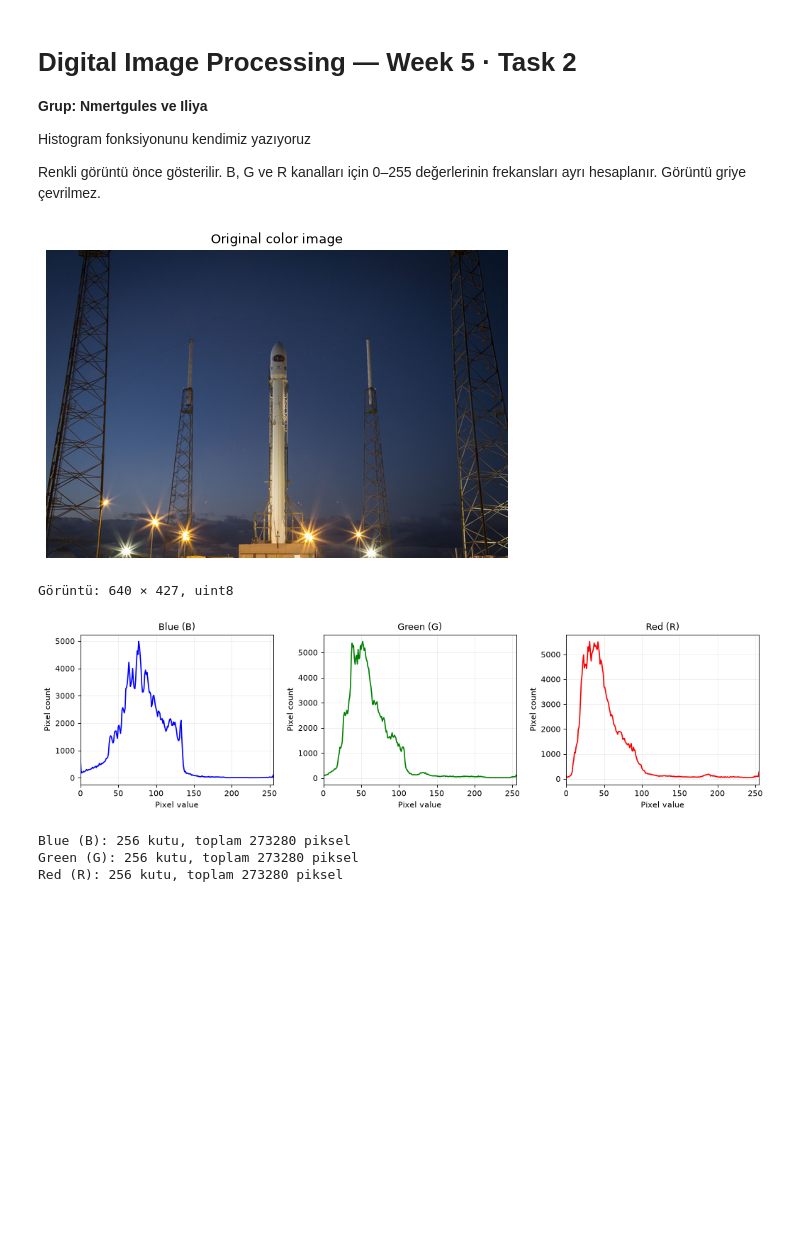
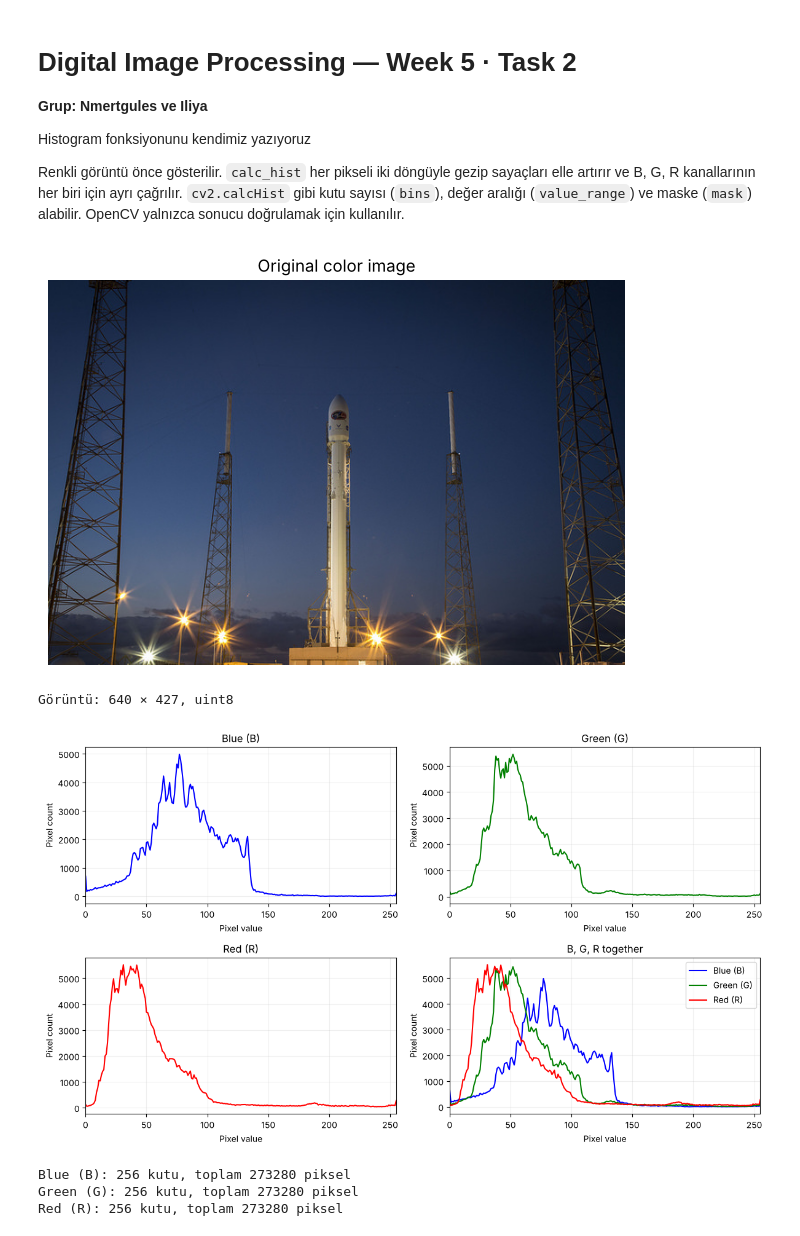
Before and after one commit to Nmertgules/DEEP, a Jupyter notebook: week5/02_color_histograms_manual.ipynb, the cells around one changed output. Cells and saved outputs as stored; diff of their text form; code cells hidden in the pictures; blank space fills up the shorter version.

```diff
--- a/week5/02_color_histograms_manual.ipynb
+++ b/week5/02_color_histograms_manual.ipynb
@@ -5,20 +5,26 @@
 
 Histogram fonksiyonunu kendimiz yazıyoruz
 
-Renkli görüntü önce gösterilir. B, G ve R kanalları için 0–255 değerlerinin frekansları ayrı hesaplanır. Görüntü griye çevrilmez.
+Renkli görüntü önce gösterilir. `calc_hist` her pikseli iki döngüyle gezip sayaçları elle artırır ve B, G, R kanallarının her biri için ayrı çağrılır. `cv2.calcHist` gibi kutu sayısı (`bins`), değer aralığı (`value_range`) ve maske (`mask`) alabilir. OpenCV yalnızca sonucu doğrulamak için kullanılır.
 # %%
 from pathlib import Path
 import cv2
 import numpy as np
 import matplotlib.pyplot as plt
 
-# Repodaki mevcut renkli fotoğrafı kullanıyoruz.
-HERE = Path('week5') if Path('week5').is_dir() else Path('.')
-IMAGE = HERE.parent / 'week4' / 'assets' / 'rocket.jpg'
+plt.rcParams['svg.hashsalt'] = 'week5'  # SVG içindeki kimlikler sabit; aynı girdi aynı dosyayı üretir.
+
+# Repo kökünü çalışılan klasörden yukarı doğru arayarak buluyoruz; böylece
+# notebook hem repo kökünden hem de week5 klasöründen çalışır.
+ROOT = next((p for p in [Path.cwd(), *Path.cwd().parents]
+             if (p / 'week4' / 'assets' / 'rocket.jpg').is_file()), None)
+if ROOT is None:
+    raise FileNotFoundError('week4/assets/rocket.jpg bulunamadı. Repoyu bütünüyle indirip repo içinden çalıştırın.')
+IMAGE = ROOT / 'week4' / 'assets' / 'rocket.jpg'
 bgr = cv2.imread(str(IMAGE), cv2.IMREAD_COLOR)
 if bgr is None:
-    raise FileNotFoundError(f'Görüntü okunamadı: {IMAGE}. Repoyu bütünüyle indirin.')
-OUT = HERE / 'results'
+    raise FileNotFoundError(f'Görüntü okunamadı: {IMAGE}.')
+OUT = ROOT / 'week5' / 'results'
 OUT.mkdir(exist_ok=True)
 channels = cv2.split(bgr)  # B, G, R
 names = ['Blue (B)', 'Green (G)', 'Red (R)']
@@ -30,5 +36,5 @@ plt.axis('off')
 plt.show()
 print(f'Görüntü: {bgr.shape[1]} × {bgr.shape[0]}, {bgr.dtype}')
 # %% [output]
-[figure, old version]
+[figure, new version]
 Görüntü: 640 × 427, uint8
@@ -48,17 +41,54 @@ histograms = [calc_hist(channel) for channel in channels]
+# %%
+def calc_hist(channel, bins=256, value_range=(0, 256), mask=None):
+    """Tek kanallı uint8 görüntünün histogramını elle hesapla.
+
+    cv2.calcHist ile aynı kurallar: value_range yarı açık [alt, üst) aralığıdır ve
+    aralık dışındaki değerler sayılmaz; mask verilirse yalnızca maskesi sıfırdan
+    farklı pikseller sayılır. Varsayılanlar 0–255 için 256 kutudur.
+    """
+    if channel.ndim != 2 or channel.dtype != np.uint8:
+        raise ValueError('Tek kanallı, uint8 görüntü bekleniyor.')
+    lo, hi = value_range
+    if bins < 1 or lo >= hi:
+        raise ValueError('bins en az 1 olmalı ve value_range için alt < üst olmalı.')
+    if mask is not None and (mask.shape != channel.shape or mask.dtype != np.uint8):
+        raise ValueError('mask, kanalla aynı boyutta uint8 olmalı.')
+    hist = [0] * bins
+    # NumPy değerleri yerine düz Python sayılarıyla dönmek döngüyü belirgin hızlandırır.
+    pixels = channel.tolist()
+    keep = mask.tolist() if mask is not None else None
+    for y, row in enumerate(pixels):
+        for x, value in enumerate(row):
+            if keep is not None and not keep[y][x]:
+                continue
+            if lo <= value < hi:
+                # Kutu indeksi tam sayı aritmetiğiyle: (değer - alt) * kutu_sayısı // aralık_genişliği
+                hist[(value - lo) * bins // (hi - lo)] += 1
+    return np.array(hist, dtype=np.int64)
+
+# Aynı fonksiyon her kanal için ayrı çağrılır; hazır histogram hesabı yok.
+histograms = [calc_hist(channel) for channel in channels]
 # %%
-fig, axes = plt.subplots(1, 3, figsize=(13, 3.6))
-for ax, hist, name, color in zip(axes, histograms, names, colors):
+fig, axes = plt.subplots(2, 2, figsize=(12, 7))
+for ax, hist, name, color in zip(axes.flat, histograms, names, colors):
     ax.plot(np.arange(256), hist, color=color)
     ax.set(title=name, xlabel='Pixel value', ylabel='Pixel count', xlim=(0, 255))
     ax.grid(alpha=0.2)
+# Dördüncü grafik: üç kanal aynı eksende, karşılaştırma için.
+combined = axes.flat[3]
+for hist, name, color in zip(histograms, names, colors):
+    combined.plot(np.arange(256), hist, color=color, label=name)
+combined.set(title='B, G, R together', xlabel='Pixel value', ylabel='Pixel count', xlim=(0, 255))
+combined.legend()
+combined.grid(alpha=0.2)
 fig.tight_layout()
-fig.savefig(OUT / 'task2_histograms.svg')
+fig.savefig(OUT / 'task2_histograms.svg', metadata={'Date': None})
 plt.show()
 for name, hist in zip(names, histograms):
     assert int(hist.sum()) == bgr.shape[0] * bgr.shape[1]
-    print(f'{name}: 256 kutu, toplam {int(hist.sum())} piksel')
+    print(f'{name}: {len(hist)} kutu, toplam {int(hist.sum())} piksel')
 # %% [output]
-[figure, old version]
+[figure, new version]
 Blue (B): 256 kutu, toplam 273280 piksel
 Green (G): 256 kutu, toplam 273280 piksel
 Red (R): 256 kutu, toplam 273280 piksel
```
Also changed, not shown: parts of 3 cells of this notebook, 4 other files.
